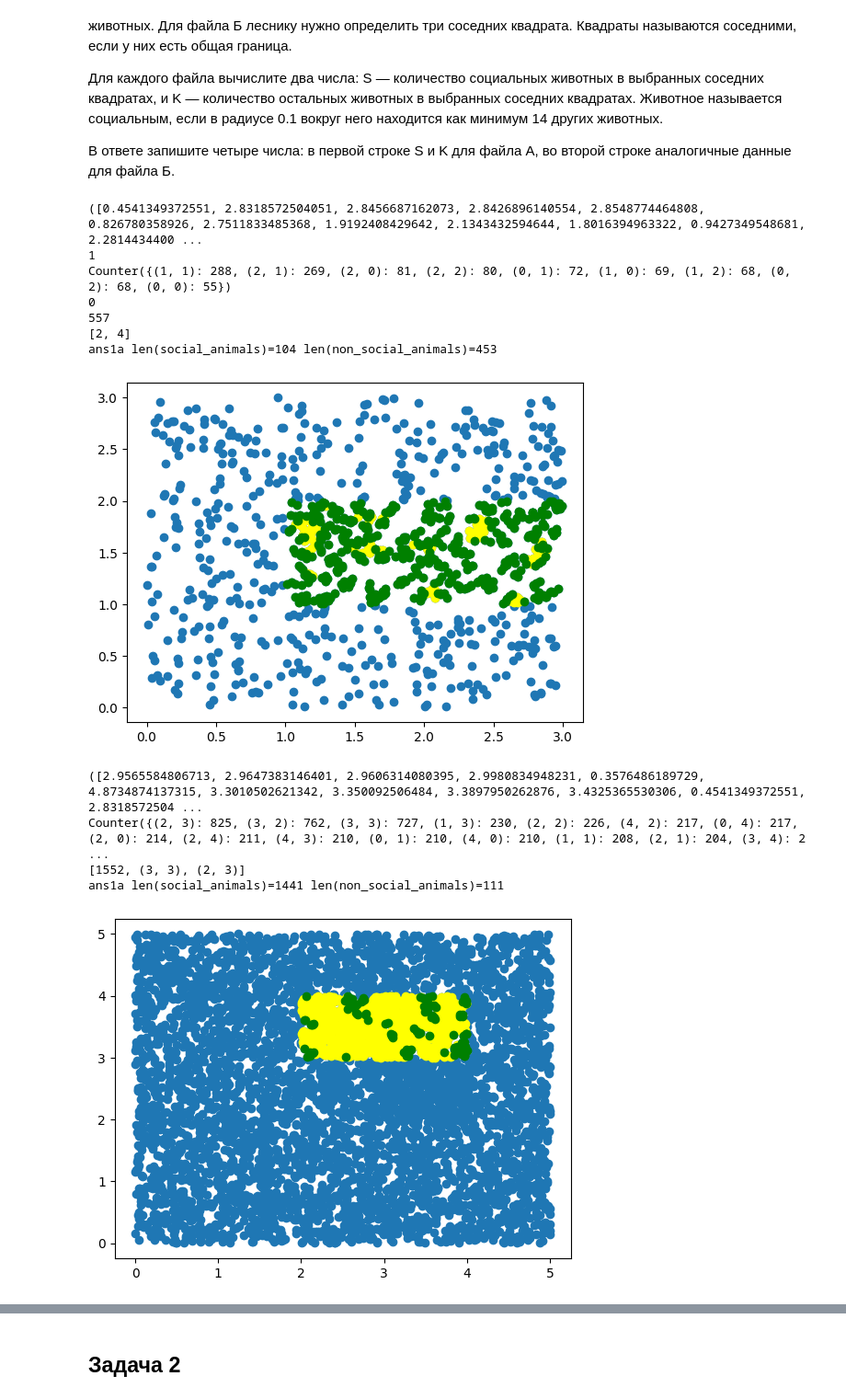
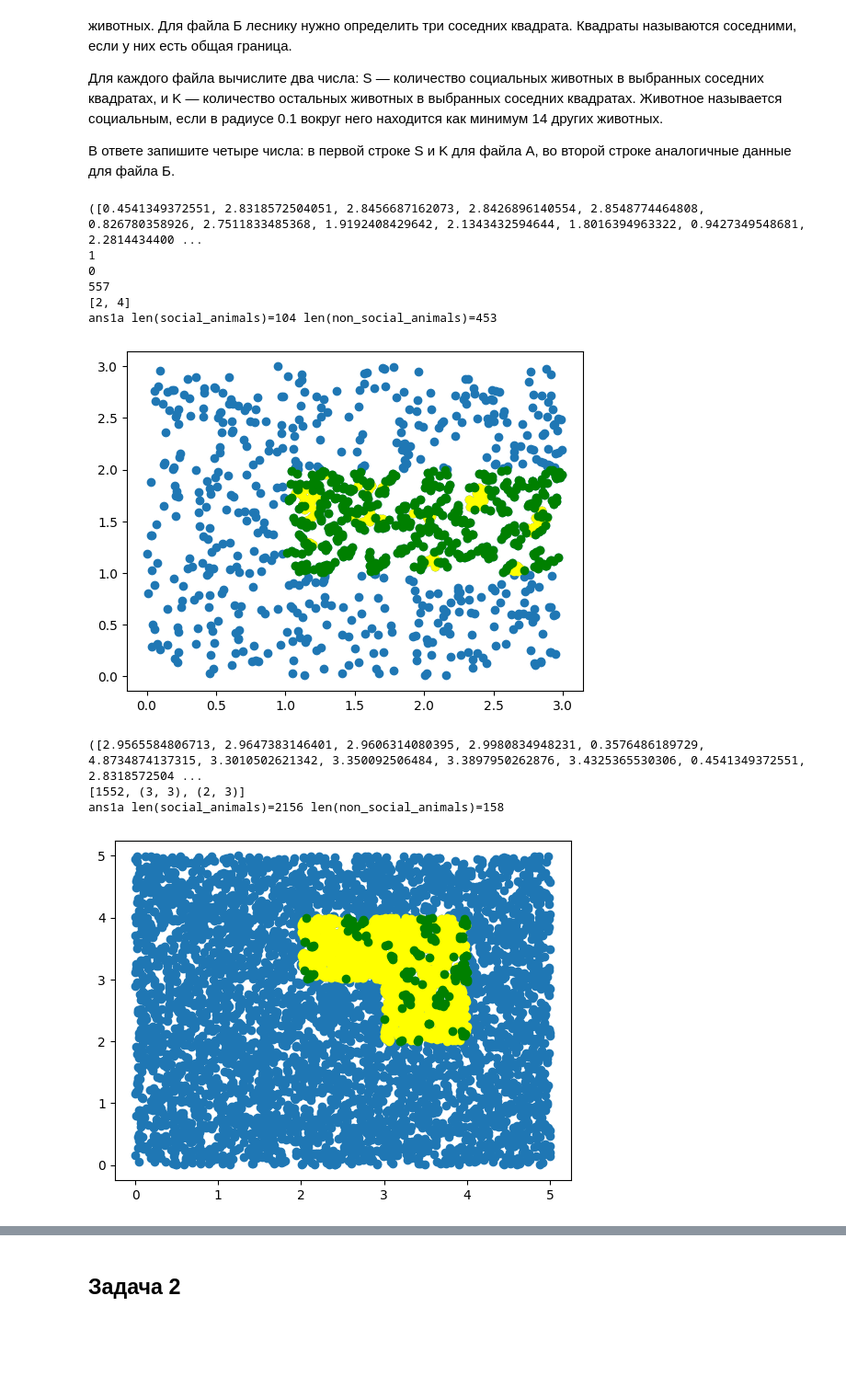
Before and after one commit to d-panyugin/more_ege, a Jupyter notebook: more_ege.ipynb, the cells around one changed output, grey strips where cells are left out. Shown at 92% size. Saved outputs shown, nothing was run; the diff lists cells and outputs as text; code cells hidden in the pictures; blank space fills up the shorter version.

```diff
--- a/more_ege.ipynb
+++ b/more_ege.ipynb
@@ -22,7 +22,6 @@ with open("1_A.txt", 'r') as f:
         seq = []
         for p in pts:
             seq.append((int(p[0]), int(p[1])))
-        print(Counter(seq))
         c = Counter(seq)
         print(c[(-100, -100)])
         def rel(pt):
@@ -51,7 +50,6 @@ with open("1_A.txt", 'r') as f:
 # %% [output]
 ([0.4541349372551, 2.8318572504051, 2.8456687162073, 2.8426896140554, 2.8548774464808, 0.826780358926, 2.7511833485368, 1.9192408429642, 2.1343432594644, 1.8016394963322, 0.9427349548681, 2.2814434400 ...
 1
-Counter({(1, 1): 288, (2, 1): 269, (2, 0): 81, (2, 2): 80, (0, 1): 72, (1, 0): 69, (1, 2): 68, (0, 2): 68, (0, 0): 55})
 0
 557
 [2, 4]
@@ -67,39 +65,41 @@ with open("1_B.txt", 'r') as f:
             return [p[0] for p in a], [p[1] for p in a]
         print(tear_apart(pts)[:10])
         plt.scatter(*tear_apart(pts))
         seq = []
         for p in pts:
             seq.append((int(p[0]), int(p[1])))
-        print(Counter(seq))
         c = Counter(seq)
         def rel(pt):
             x, y = pt
             return (x + 1, y), (x - 1, y), (x, y + 1), (x, y - 1)
         print(max([max([[c[p] + c[r], p, r] for r in rel(p)]) for p in c]))
         # лучшие это (3, 3), (2, 3)
         def select(a, f):
             return [x for x in a if f(x)]
         def social(pt):
             global pts
             cnt_near = -1
             for p in pts:
                 if dist(p, pt) <= 0.1:
                      cnt_near += 1
             return cnt_near >= 14
         exc_social = select(pts, social)
-        social_animals = select(exc_social, lambda p: int(p[1]) == 3 and 2 <= int(p[0]) <= 3)
-        non_social_animals = select(pts, lambda p: int(p[1]) == 3 and 2 <= int(p[0]) <= 3 and not social(p))
+        def in_ref_area(p):
+            x, y = p
+            return (2 <= x <= 4 and 3 <= y <= 4) or (3 <= x <= 4 and 2 <= y <= 3)
+
+        social_animals = select(exc_social, in_ref_area)
+        non_social_animals = select(pts, lambda p: in_ref_area(p) and not social(p))
         plt.scatter(*tear_apart(social_animals),
                     color='yellow')
         plt.scatter(*tear_apart(non_social_animals),
                     color='green')
         print(f"ans1a {len(social_animals)=} {len(non_social_animals)=}")
 # %% [output]
 ([2.9565584806713, 2.9647383146401, 2.9606314080395, 2.9980834948231, 0.3576486189729, 4.8734874137315, 3.3010502621342, 3.350092506484, 3.3897950262876, 3.4325365530306, 0.4541349372551, 2.8318572504 ...
-Counter({(2, 3): 825, (3, 2): 762, (3, 3): 727, (1, 3): 230, (2, 2): 226, (4, 2): 217, (0, 4): 217, (2, 0): 214, (2, 4): 211, (4, 3): 210, (0, 1): 210, (4, 0): 210, (1, 1): 208, (2, 1): 204, (3, 4): 2 ...
 [1552, (3, 3), (2, 3)]
-ans1a len(social_animals)=1441 len(non_social_animals)=111
+ans1a len(social_animals)=2156 len(non_social_animals)=158
-[figure, old version]
+[figure, new version]
 # %% [markdown]
 Ответ:
 104 453
```
Also changed, not shown: parts of 4 cells of this notebook.
